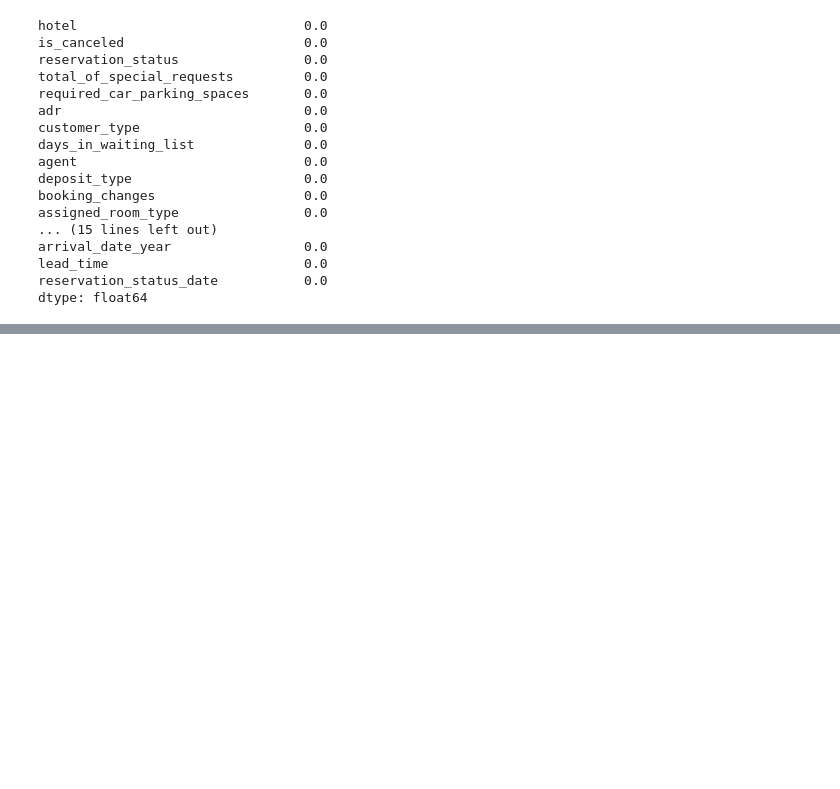
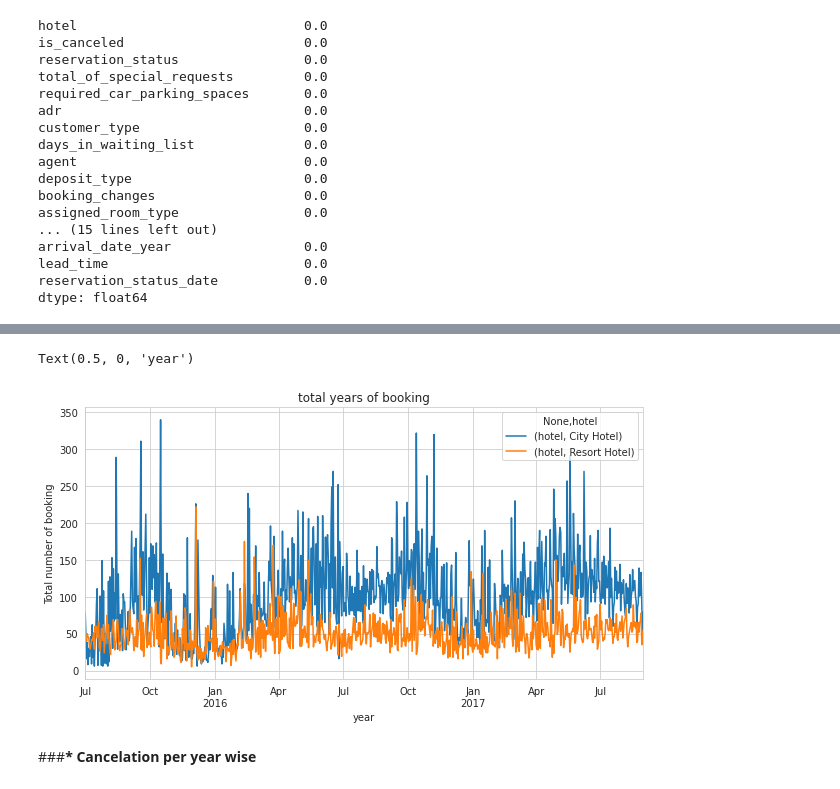
Before and after one commit to ajit04022000/Hotel-Booking-Analysis, a Jupyter notebook: Hotel_Booking_Analysis_Capstone_Project.ipynb, the cells around one changed output, grey strips where cells are left out. Saved outputs shown, nothing was run; the diff lists cells and outputs as text; code cells hidden in the pictures; blank space fills up the shorter version.

```diff
--- a/Hotel_Booking_Analysis_Capstone_Project.ipynb
+++ b/Hotel_Booking_Analysis_Capstone_Project.ipynb
@@ -502,0 +511,4 @@ Name: meal, dtype: int64
+# %%
+#making a group of sellected data from dataframe
+booking_per_year = df.groupby('arrival_date')['hotel'].value_counts().to_frame().unstack()
+booking_per_year
@@ -502,0 +531,11 @@ Name: meal, dtype: int64
+# %%
+# plt.figure(figsize = (20,10))
+a = booking_per_year.plot()
+a.set_title('total years of booking')
+plt.ylabel('Total number of booking')
+plt.xlabel('year')
+# %% [output]
+Text(0.5, 0, 'year')
+[figure, added]
+# %% [markdown]
+###<b>* Cancelation per year wise
```
Also changed, not shown: parts of 176 cells of this notebook.
